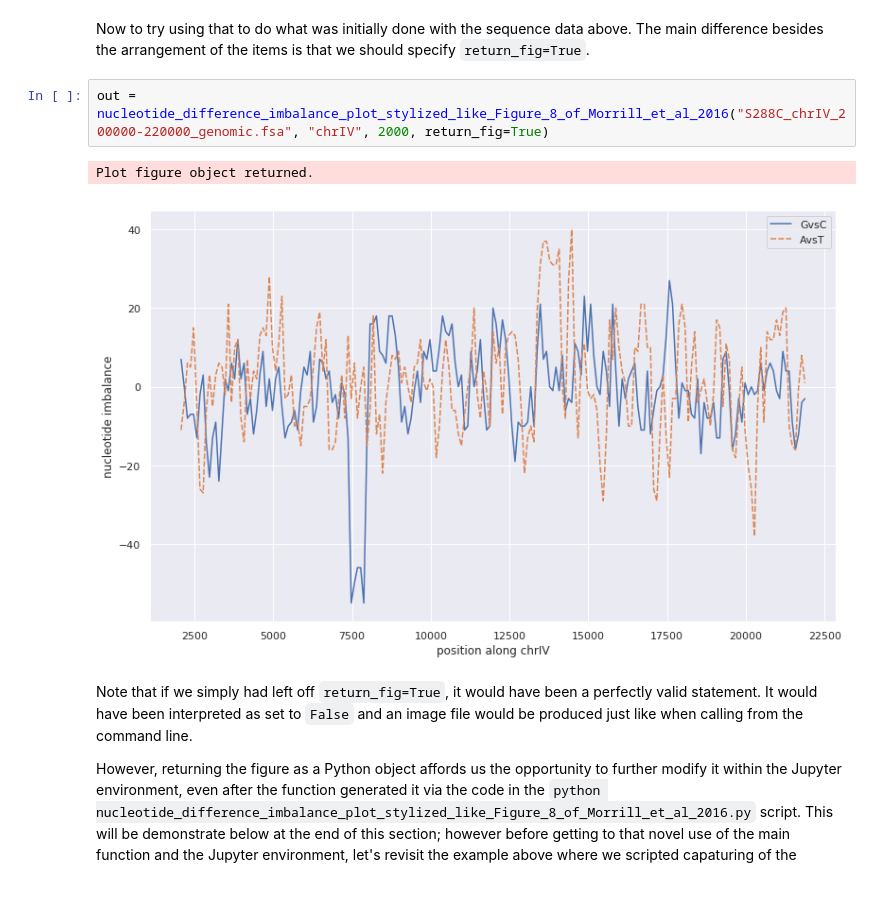
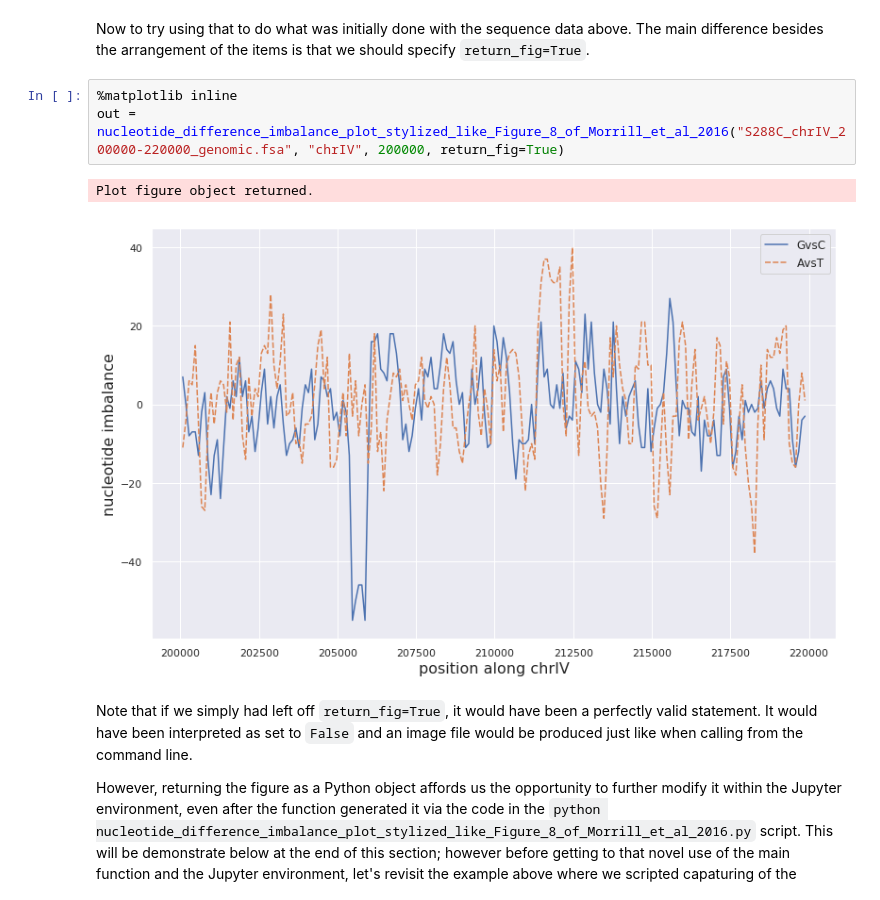
Before and after one commit to fomightez/cl_sq_demo-binder, a Jupyter notebook: notebooks/Demo of script to plot nt imbalance for sequence span.ipynb, the cells around one changed output. Cells and saved outputs as stored; diff of their text form.

```diff
--- a/notebooks/Demo of script to plot nt imbalance for sequence span.ipynb
+++ b/notebooks/Demo of script to plot nt imbalance for sequence span.ipynb
@@ -198,10 +190,11 @@ from nucleotide_difference_imbalance_plot_stylized_like_Figure_8_of_Morrill_et_a
 # %% [markdown]
 Now to try using that to do what was initially done with the sequence data above. The main difference besides the arrangement of the items is that we should specify `return_fig=True`.
 # %%
-out = nucleotide_difference_imbalance_plot_stylized_like_Figure_8_of_Morrill_et_al_2016("S288C_chrIV_200000-220000_genomic.fsa", "chrIV", 2000, return_fig=True)
+%matplotlib inline
+out = nucleotide_difference_imbalance_plot_stylized_like_Figure_8_of_Morrill_et_al_2016("S288C_chrIV_200000-220000_genomic.fsa", "chrIV", 200000, return_fig=True)
 # %% [output]
 Plot figure object returned.
-[figure, old version]
+[figure, new version]
 # %% [markdown]
 Note that if we simply had left off `return_fig=True`, it would have been a perfectly valid statement. It would have been interpreted as set to `False` and an image file would be produced just like when calling from the command line.
 
```
Also changed, not shown: parts of 38 cells of this notebook.
